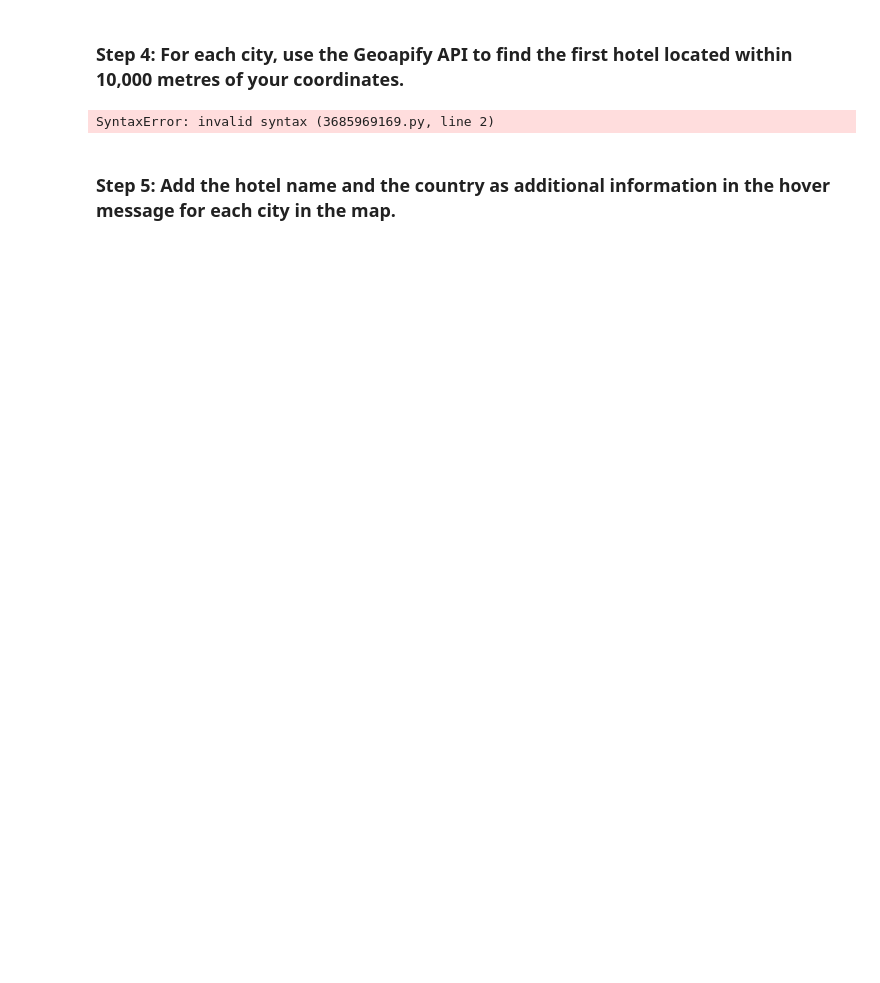
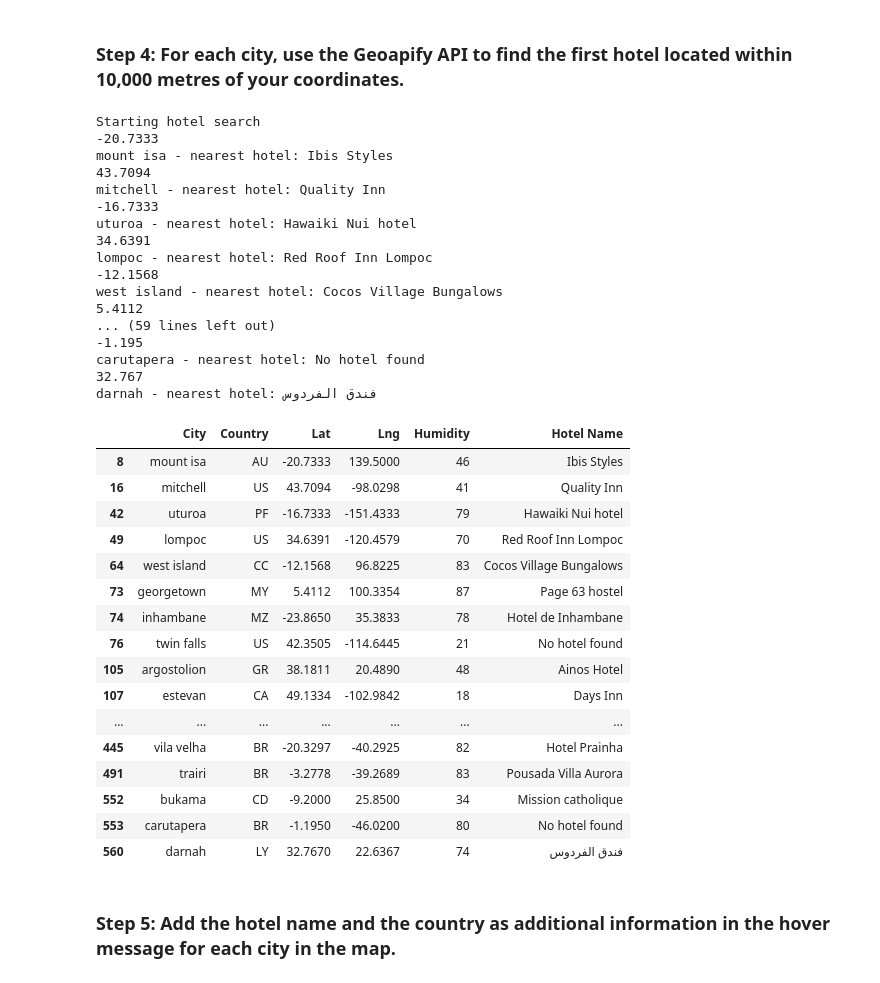
Before and after one commit to yslavcom-code/python-api-challenge, a Jupyter notebook: WeatherPy/VacationPy.ipynb, the cells around one changed output. Saved outputs shown, nothing was run; the diff lists cells and outputs as text; code cells hidden in the pictures; blank space fills up the shorter version.

Commit message:
Search hotel via geoapify

```diff
--- a/WeatherPy/VacationPy.ipynb
+++ b/WeatherPy/VacationPy.ipynb
@@ -95,47 +95,84 @@ hotel_df.head()
 ### Step 4: For each city, use the Geoapify API to find the first hotel located within 10,000 metres of your coordinates.
 # %%
 # Set parameters to search for a hotel
-radius = # YOUR CODE HERE
+radius = 10000
 params = {
-    # YOUR CODE HERE
+    "categories":"accommodation.hotel",
+    "apiKey": geoapify_key,
+    "limit":1
 }
 
 # Print a message to follow up the hotel search
 print("Starting hotel search")
 
 # Iterate through the hotel_df DataFrame
 for index, row in hotel_df.iterrows():
     # get latitude, longitude from the DataFrame
     latitude = row["Lat"]
     longitude = row["Lng"]
 
+    print(latitude)
+
     # Add the current city's latitude and longitude to the params dictionary
-    params["filter"] = # YOUR CODE HERE
-    params["bias"] = # YOUR CODE HERE
+    params["filter"] = f"circle:{longitude},{latitude},{radius}"
+    params["bias"] = f"proximity:{longitude},{latitude}"
 
     # Set base URL
     base_url = "https://api.geoapify.com/v2/places"
 
     # Make and API request using the params dictionary
-    name_address = # YOUR CODE HERE
+    name_address = requests.get(base_url, params=params)
 
     # Convert the API response to JSON format
-    name_address = # YOUR CODE HERE
+    name_address = name_address.json()
 
     # Grab the first hotel from the results and store the name in the hotel_df DataFrame
     try:
         hotel_df.loc[index, "Hotel Name"] = name_address["features"][0]["properties"]["name"]
     except (KeyError, IndexError):
         # If no hotel is found, set the hotel name as "No hotel found".
         hotel_df.loc[index, "Hotel Name"] = "No hotel found"
 
     # Log the search results
     print(f"{hotel_df.loc[index, 'City']} - nearest hotel: {hotel_df.loc[index, 'Hotel Name']}")
 
 # Display sample data
 hotel_df
 # %% [output]
-SyntaxError: invalid syntax (3685969169.py, line 2)
+Starting hotel search
+-20.7333
+mount isa - nearest hotel: Ibis Styles
+43.7094
+mitchell - nearest hotel: Quality Inn
+-16.7333
+uturoa - nearest hotel: Hawaiki Nui hotel
+34.6391
+lompoc - nearest hotel: Red Roof Inn Lompoc
+-12.1568
+west island - nearest hotel: Cocos Village Bungalows
+5.4112
+... (59 lines left out)
+-1.195
+carutapera - nearest hotel: No hotel found
+32.767
+darnah - nearest hotel: فندق الفردوس
+|  | City | Country | Lat | Lng | Humidity | Hotel Name |
+| 8 | mount isa | AU | -20.7333 | 139.5000 | 46 | Ibis Styles |
+| 16 | mitchell | US | 43.7094 | -98.0298 | 41 | Quality Inn |
+| 42 | uturoa | PF | -16.7333 | -151.4333 | 79 | Hawaiki Nui hotel |
+| 49 | lompoc | US | 34.6391 | -120.4579 | 70 | Red Roof Inn Lompoc |
+| 64 | west island | CC | -12.1568 | 96.8225 | 83 | Cocos Village Bungalows |
+| 73 | georgetown | MY | 5.4112 | 100.3354 | 87 | Page 63 hostel |
+| 74 | inhambane | MZ | -23.8650 | 35.3833 | 78 | Hotel de Inhambane |
+| 76 | twin falls | US | 42.3505 | -114.6445 | 21 | No hotel found |
+| 105 | argostolion | GR | 38.1811 | 20.4890 | 48 | Ainos Hotel |
+| 107 | estevan | CA | 49.1334 | -102.9842 | 18 | Days Inn |
+| ... | ... | ... | ... | ... | ... | ... |
+| 445 | vila velha | BR | -20.3297 | -40.2925 | 82 | Hotel Prainha |
+| 491 | trairi | BR | -3.2778 | -39.2689 | 83 | Pousada Villa Aurora |
+| 552 | bukama | CD | -9.2000 | 25.8500 | 34 | Mission catholique |
+| 553 | carutapera | BR | -1.1950 | -46.0200 | 80 | No hotel found |
+| 560 | darnah | LY | 32.7670 | 22.6367 | 74 | فندق الفردوس |
 # %% [markdown]
 ### Step 5: Add the hotel name and the country as additional information in the hover message for each city in the map.
 # %%
```
Also changed, not shown: parts of 2 cells of this notebook.
